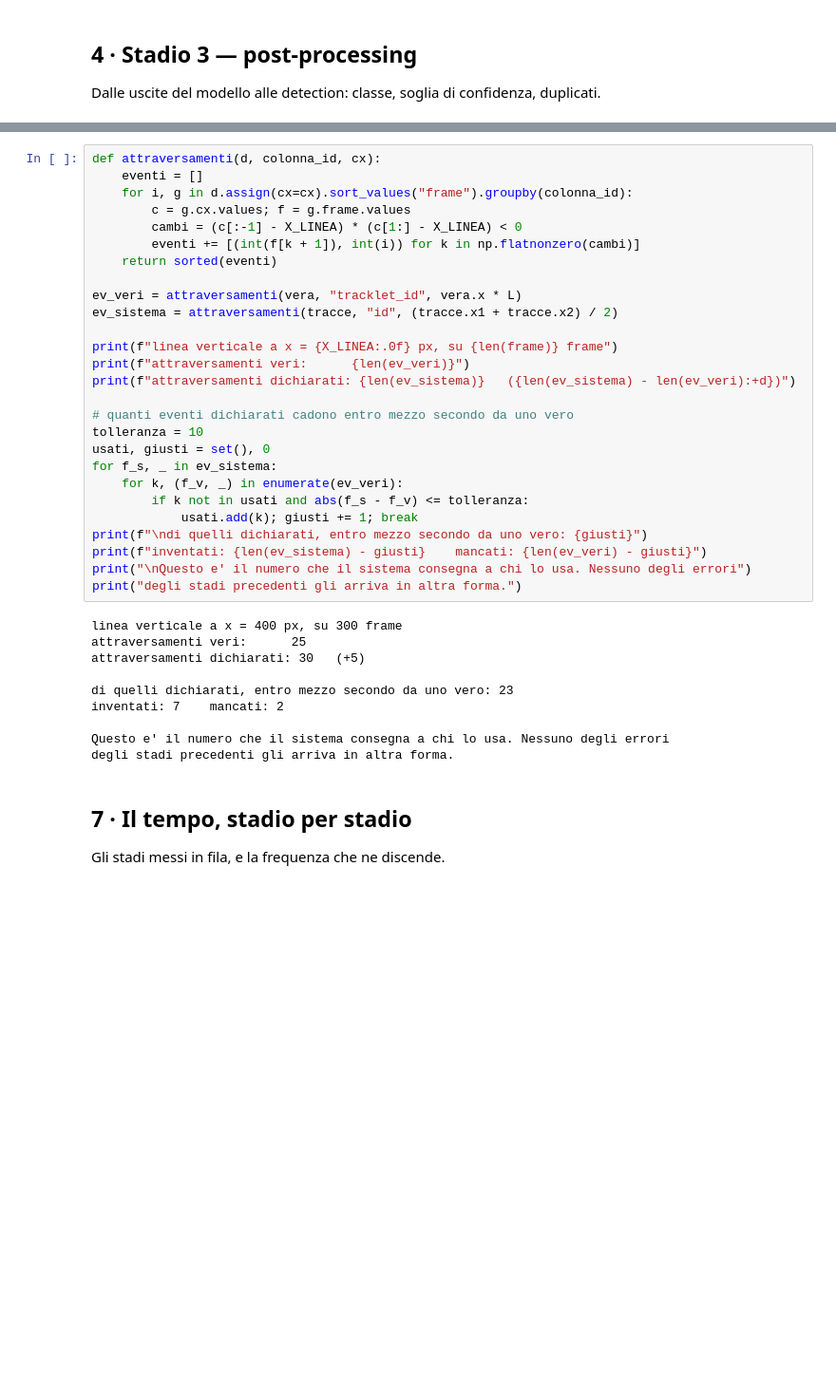
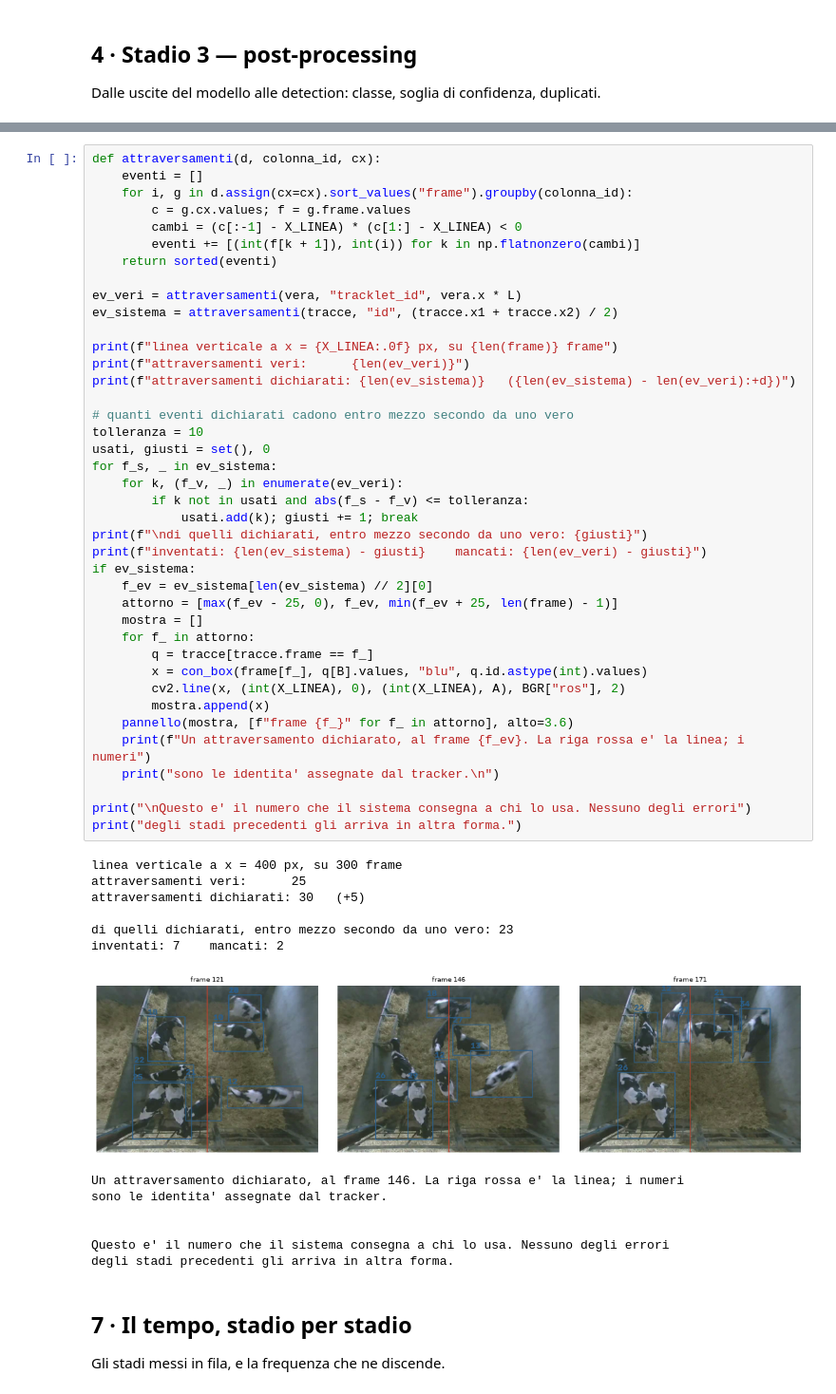
Before and after one commit to nunziati/zcs-ai-course-2026, a Jupyter notebook: lezione-4/lezione-4.ipynb, the cells around one changed output, grey strips where cells are left out. Shown at 95% size. Drawn from its saved outputs; the diff is of its cells as text; blank space fills up the shorter version.

```diff
--- a/lezione-4/lezione-4.ipynb
+++ b/lezione-4/lezione-4.ipynb
@@ -325,36 +352,53 @@ def attraversamenti(d, colonna_id, cx):
         c = g.cx.values; f = g.frame.values
         cambi = (c[:-1] - X_LINEA) * (c[1:] - X_LINEA) < 0
         eventi += [(int(f[k + 1]), int(i)) for k in np.flatnonzero(cambi)]
     return sorted(eventi)
 
 ev_veri = attraversamenti(vera, "tracklet_id", vera.x * L)
 ev_sistema = attraversamenti(tracce, "id", (tracce.x1 + tracce.x2) / 2)
 
 print(f"linea verticale a x = {X_LINEA:.0f} px, su {len(frame)} frame")
 print(f"attraversamenti veri:      {len(ev_veri)}")
 print(f"attraversamenti dichiarati: {len(ev_sistema)}   ({len(ev_sistema) - len(ev_veri):+d})")
 
 # quanti eventi dichiarati cadono entro mezzo secondo da uno vero
 tolleranza = 10
 usati, giusti = set(), 0
 for f_s, _ in ev_sistema:
     for k, (f_v, _) in enumerate(ev_veri):
         if k not in usati and abs(f_s - f_v) <= tolleranza:
             usati.add(k); giusti += 1; break
 print(f"\ndi quelli dichiarati, entro mezzo secondo da uno vero: {giusti}")
 print(f"inventati: {len(ev_sistema) - giusti}    mancati: {len(ev_veri) - giusti}")
+if ev_sistema:
+    f_ev = ev_sistema[len(ev_sistema) // 2][0]
+    attorno = [max(f_ev - 25, 0), f_ev, min(f_ev + 25, len(frame) - 1)]
+    mostra = []
+    for f_ in attorno:
+        q = tracce[tracce.frame == f_]
+        x = con_box(frame[f_], q[B].values, "blu", q.id.astype(int).values)
+        cv2.line(x, (int(X_LINEA), 0), (int(X_LINEA), A), BGR["ros"], 2)
+        mostra.append(x)
+    pannello(mostra, [f"frame {f_}" for f_ in attorno], alto=3.6)
+    print(f"Un attraversamento dichiarato, al frame {f_ev}. La riga rossa e' la linea; i numeri")
+    print("sono le identita' assegnate dal tracker.\n")
+
 print("\nQuesto e' il numero che il sistema consegna a chi lo usa. Nessuno degli errori")
 print("degli stadi precedenti gli arriva in altra forma.")
 # %% [output]
 linea verticale a x = 400 px, su 300 frame
 attraversamenti veri:      25
 attraversamenti dichiarati: 30   (+5)
 
 di quelli dichiarati, entro mezzo secondo da uno vero: 23
 inventati: 7    mancati: 2
-
-Questo e' il numero che il sistema consegna a chi lo usa. Nessuno degli errori
-degli stadi precedenti gli arriva in altra forma.
+[figure, added]
+Un attraversamento dichiarato, al frame 146. La riga rossa e' la linea; i numeri
+sono le identita' assegnate dal tracker.
+
+
+Questo e' il numero che il sistema consegna a chi lo usa. Nessuno degli errori
+degli stadi precedenti gli arriva in altra forma.
 # %% [markdown]
 ## 7 · Il tempo, stadio per stadio
 
```
Also changed, not shown: parts of 12 cells of this notebook, 2 other files.
